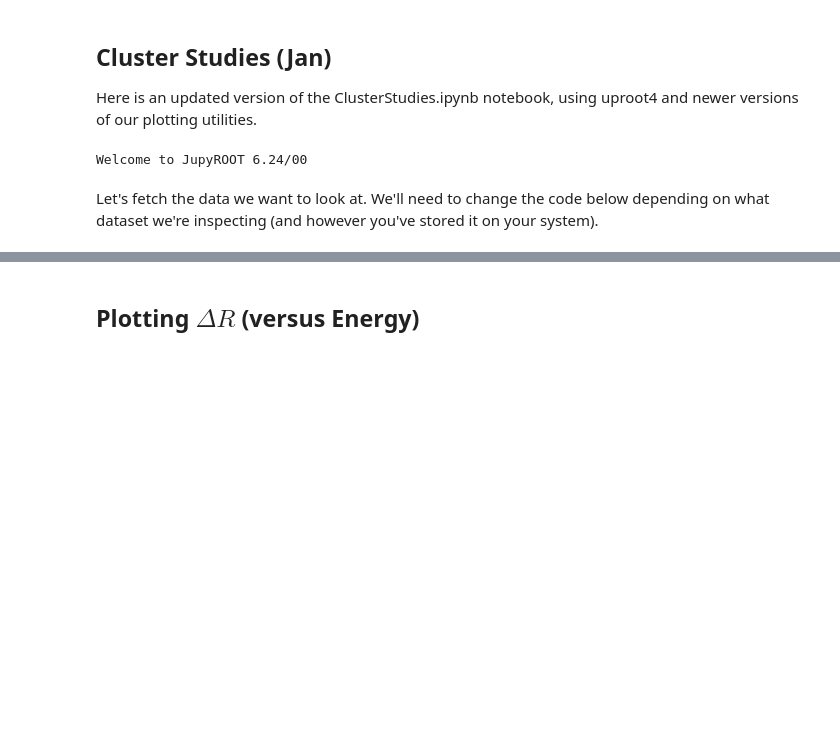
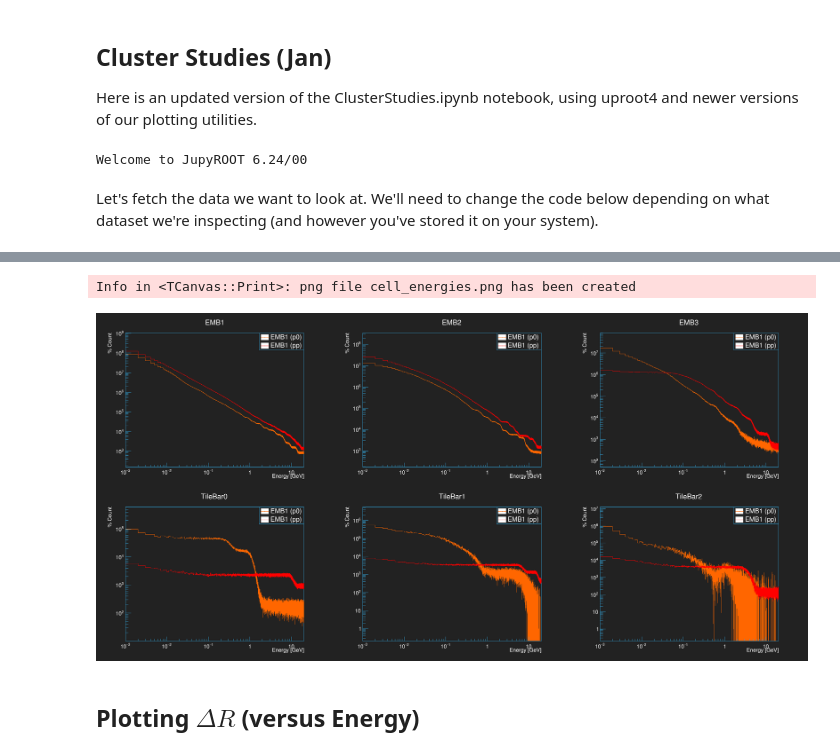
Before and after one commit to atlas-calo-ml/caloml-atlas, a Jupyter notebook: clusters/ClusterStudies_Jan.ipynb, the cells around one changed output, grey strips where cells are left out. Saved outputs shown, nothing was run; the diff lists cells and outputs as text; code cells hidden in the pictures; blank space fills up the shorter version.

```diff
--- a/clusters/ClusterStudies_Jan.ipynb
+++ b/clusters/ClusterStudies_Jan.ipynb
@@ -161,3 +324,32 @@ def hist2d(x,y,h):
+# %%
+c = rt.TCanvas(qu.RN(),'c',2400,1200)
+c.Divide(3,2)
+legend = rt.TLegend(0.7,0.8,0.9,0.9)
+legend.SetTextColor(plotstyle.text)
+
+for key in keys:
+    for layer in layers:
+        h1[layer][key].SetLineColor(colors[key])
+        if(layer == 'EMB1'): legend.AddEntry(h1[layer][key])
+
+stacks = []
+for i,layer in enumerate(layers):
+    c.cd(i+1)
+    stack = rt.THStack()
+    stack.SetTitle('{};Energy [GeV];% Count'.format(layer))
+    for key in keys:
+        stack.Add(h1[layer][key])
+    stacks.append(stack) # prevent deletion
+    stacks[-1].Draw('NOSTACK HIST')
+    legend.Draw()
+    rt.gPad.SetLogx()
+    rt.gPad.SetLogy()
+
+c.Draw()
+c.SaveAs('cell_energies.png')
+# %% [output]
+Info in <TCanvas::Print>: png file cell_energies.png has been created
+[figure, added]
 # %% [markdown]
 ## Plotting $\Delta R$ (versus Energy)
 # %%
```
Also changed, not shown: parts of 12 cells of this notebook.
